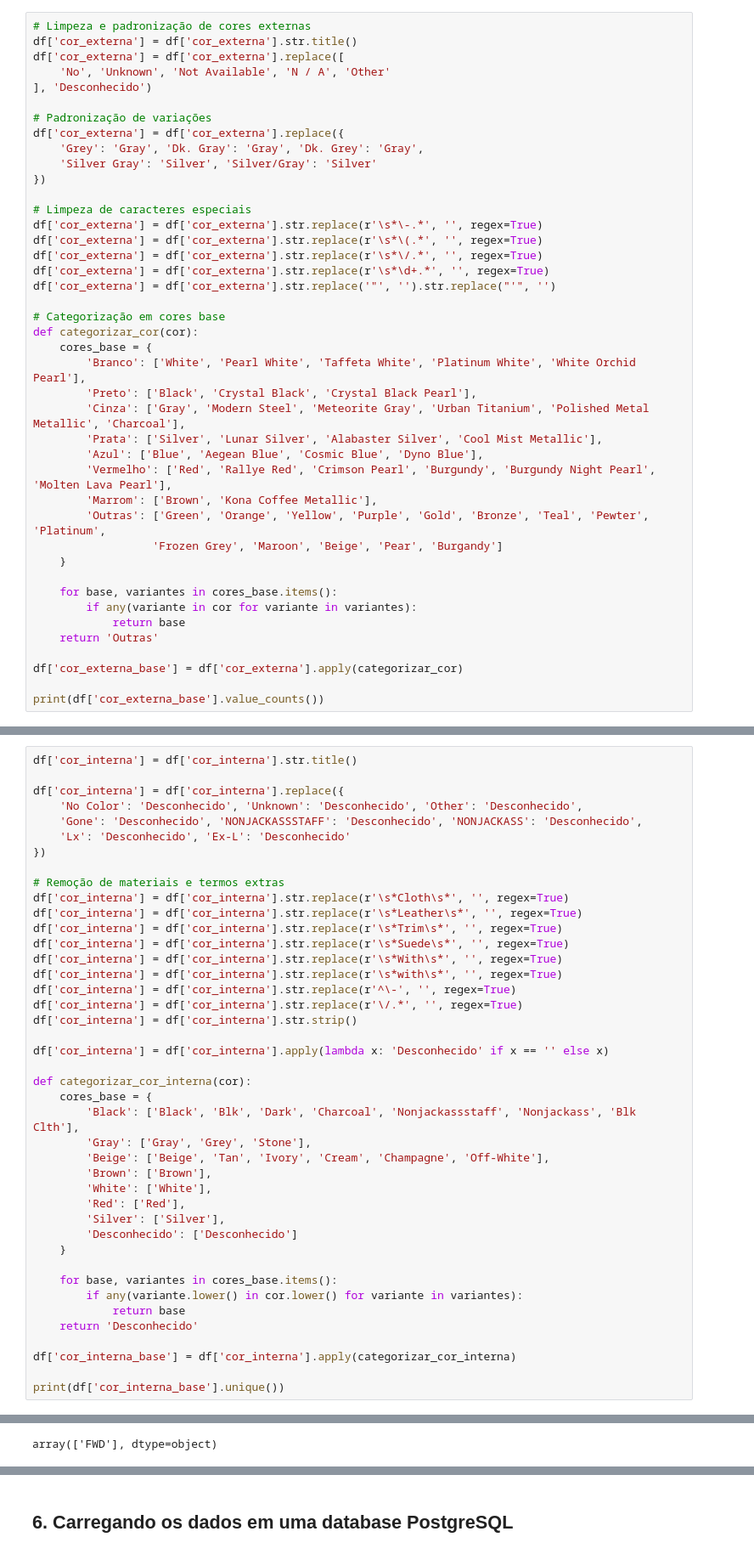
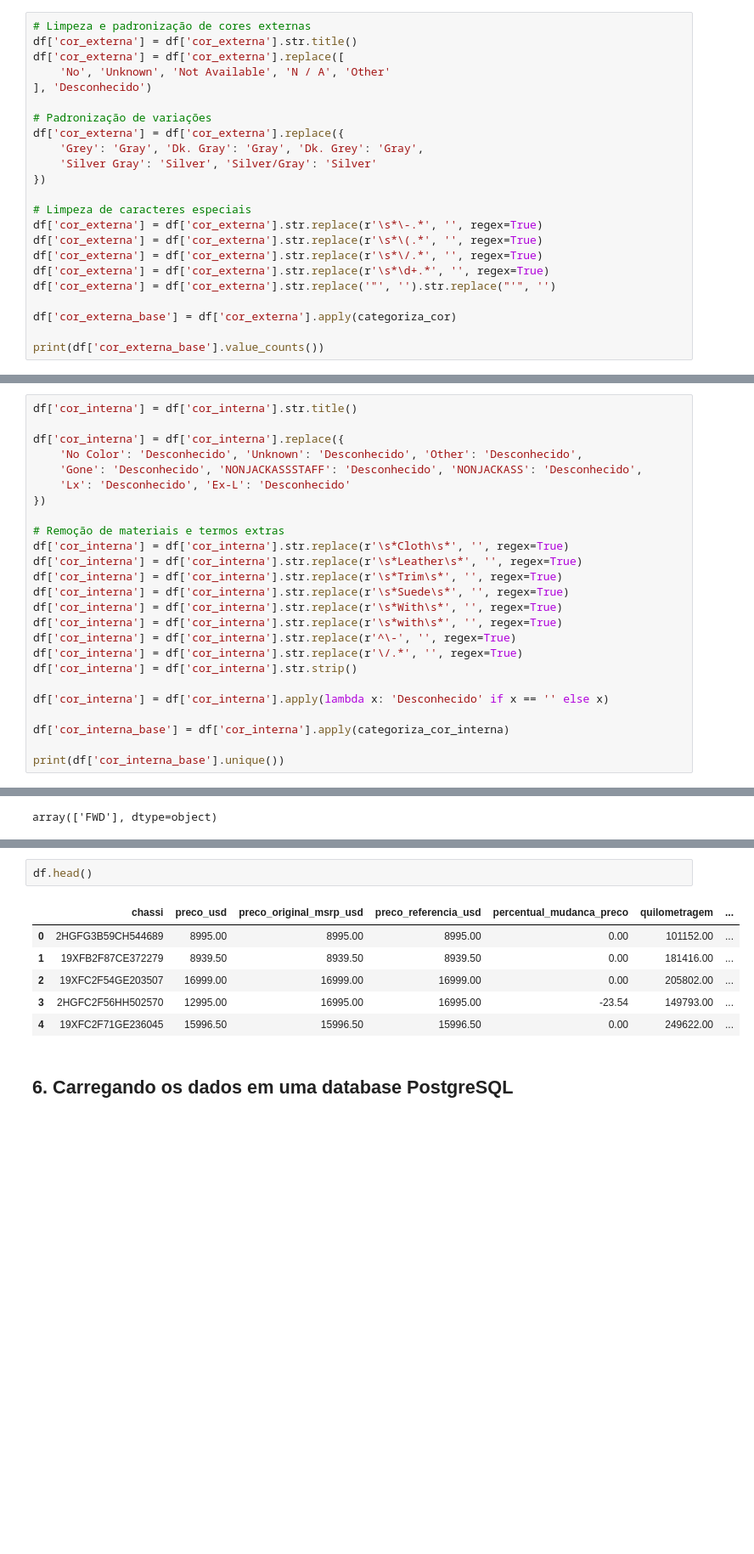
Before and after one commit to kzini/sql_vehicles_analytics, a Jupyter notebook: notebooks/data_cleaning.ipynb, the cells around one changed output, grey strips where cells are left out. Shown at 85% size. Saved outputs shown, nothing was run; the diff lists cells and outputs as text; blank space fills up the shorter version.

```diff
--- a/notebooks/data_cleaning.ipynb
+++ b/notebooks/data_cleaning.ipynb
@@ -423,26 +313,7 @@ df['cor_externa'] = df['cor_externa'].str.replace(r'\s*\/.*', '', regex=True)
 df['cor_externa'] = df['cor_externa'].str.replace(r'\s*\d+.*', '', regex=True)
 df['cor_externa'] = df['cor_externa'].str.replace('"', '').str.replace("'", '')
 
-# Categorização em cores base
-def categorizar_cor(cor):
-    cores_base = {
-        'Branco': ['White', 'Pearl White', 'Taffeta White', 'Platinum White', 'White Orchid Pearl'],
-        'Preto': ['Black', 'Crystal Black', 'Crystal Black Pearl'],
-        'Cinza': ['Gray', 'Modern Steel', 'Meteorite Gray', 'Urban Titanium', 'Polished Metal Metallic', 'Charcoal'],
-        'Prata': ['Silver', 'Lunar Silver', 'Alabaster Silver', 'Cool Mist Metallic'],
-        'Azul': ['Blue', 'Aegean Blue', 'Cosmic Blue', 'Dyno Blue'],
-        'Vermelho': ['Red', 'Rallye Red', 'Crimson Pearl', 'Burgundy', 'Burgundy Night Pearl', 'Molten Lava Pearl'],
-        'Marrom': ['Brown', 'Kona Coffee Metallic'],
-        'Outras': ['Green', 'Orange', 'Yellow', 'Purple', 'Gold', 'Bronze', 'Teal', 'Pewter', 'Platinum',
-                  'Frozen Grey', 'Maroon', 'Beige', 'Pear', 'Burgandy']
-    }
-
-    for base, variantes in cores_base.items():
-        if any(variante in cor for variante in variantes):
-            return base
-    return 'Outras'
-
-df['cor_externa_base'] = df['cor_externa'].apply(categorizar_cor)
+df['cor_externa_base'] = df['cor_externa'].apply(categoriza_cor)
 
 print(df['cor_externa_base'].value_counts())
 # %% [output]
@@ -480,24 +351,7 @@ df['cor_interna'] = df['cor_interna'].str.strip()
 
 df['cor_interna'] = df['cor_interna'].apply(lambda x: 'Desconhecido' if x == '' else x)
 
-def categorizar_cor_interna(cor):
-    cores_base = {
-        'Black': ['Black', 'Blk', 'Dark', 'Charcoal', 'Nonjackassstaff', 'Nonjackass', 'Blk Clth'],
-        'Gray': ['Gray', 'Grey', 'Stone'],
-        'Beige': ['Beige', 'Tan', 'Ivory', 'Cream', 'Champagne', 'Off-White'],
-        'Brown': ['Brown'],
-        'White': ['White'],
-        'Red': ['Red'],
-        'Silver': ['Silver'],
-        'Desconhecido': ['Desconhecido']
-    }
-
-    for base, variantes in cores_base.items():
-        if any(variante.lower() in cor.lower() for variante in variantes):
-            return base
-    return 'Desconhecido'
-
-df['cor_interna_base'] = df['cor_interna'].apply(categorizar_cor_interna)
+df['cor_interna_base'] = df['cor_interna'].apply(categoriza_cor_interna)
 
 print(df['cor_interna_base'].unique())
 # %% [output]
@@ -517,3 +375,12 @@ array(['FWD'], dtype=object)
+# %%
+df.head()
+# %% [output]
+|  | chassi | preco_usd | preco_original_msrp_usd | preco_referencia_usd | percentual_mudanca_preco | quilometragem | ... |
+| 0 | 2HGFG3B59CH544689 | 8995.00 | 8995.00 | 8995.00 | 0.00 | 101152.00 | ... |
+| 1 | 19XFB2F87CE372279 | 8939.50 | 8939.50 | 8939.50 | 0.00 | 181416.00 | ... |
+| 2 | 19XFC2F54GE203507 | 16999.00 | 16999.00 | 16999.00 | 0.00 | 205802.00 | ... |
+| 3 | 2HGFC2F56HH502570 | 12995.00 | 16995.00 | 16995.00 | -23.54 | 149793.00 | ... |
+| 4 | 19XFC2F71GE236045 | 15996.50 | 15996.50 | 15996.50 | 0.00 | 249622.00 | ... |
 # %% [markdown]
 ## 6. Carregando os dados em uma database PostgreSQL
 # %%
```
Also changed, not shown: parts of 8 cells of this notebook, 8 other files.
